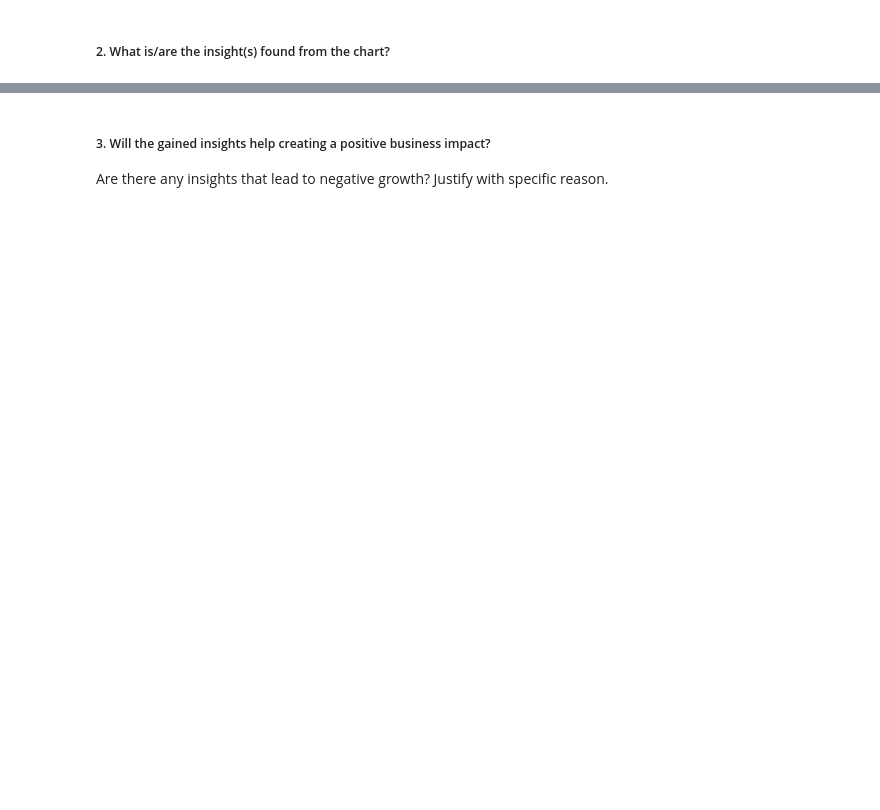
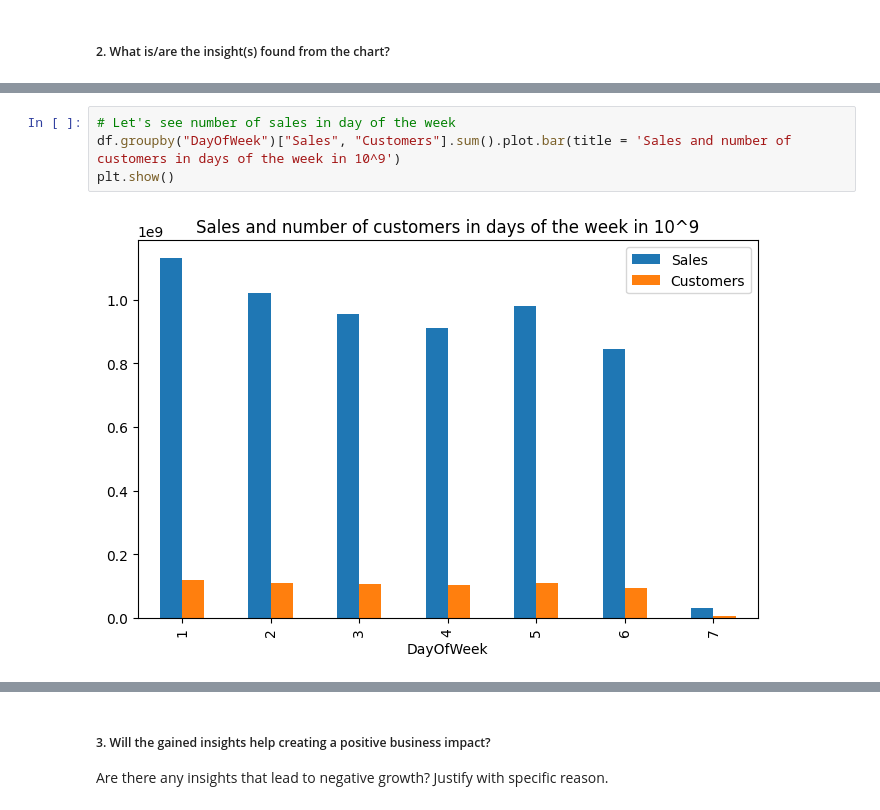
Before and after one commit to pyhtonman0101/Rossmann-Sales-Prediction-, a Jupyter notebook: Rossmann_Sales_Prediction_Capstone_Project.ipynb, the cells around one changed output, grey strips where cells are left out. Drawn from its saved outputs; the diff is of its cells as text; blank space fills up the shorter version.

```diff
--- a/Rossmann_Sales_Prediction_Capstone_Project.ipynb
+++ b/Rossmann_Sales_Prediction_Capstone_Project.ipynb
@@ -597,0 +630,6 @@ Answer Here
+# %%
+# Let's see number of sales in day of the week
+df.groupby("DayOfWeek")["Sales", "Customers"].sum().plot.bar(title = 'Sales and number of customers in days of the week in 10^9')
+plt.show()
+# %% [output]
+[figure, added]
```
Also changed, not shown: parts of 66 cells of this notebook.
